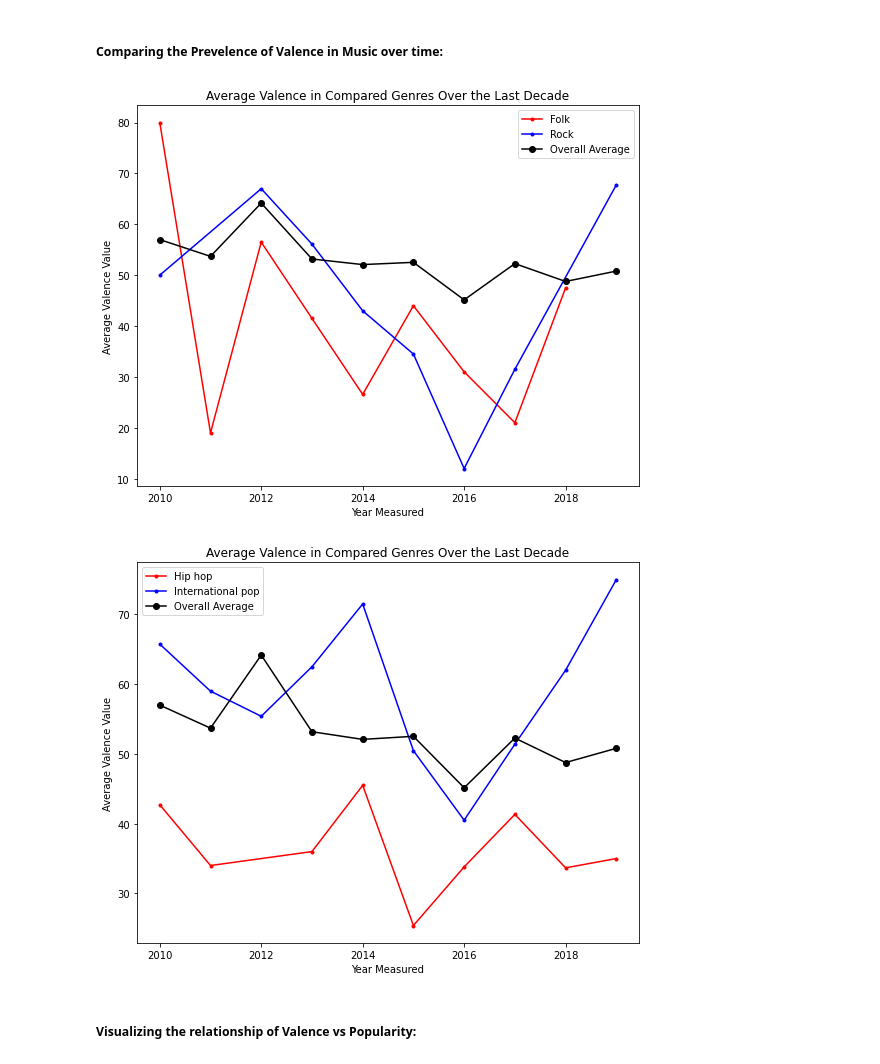
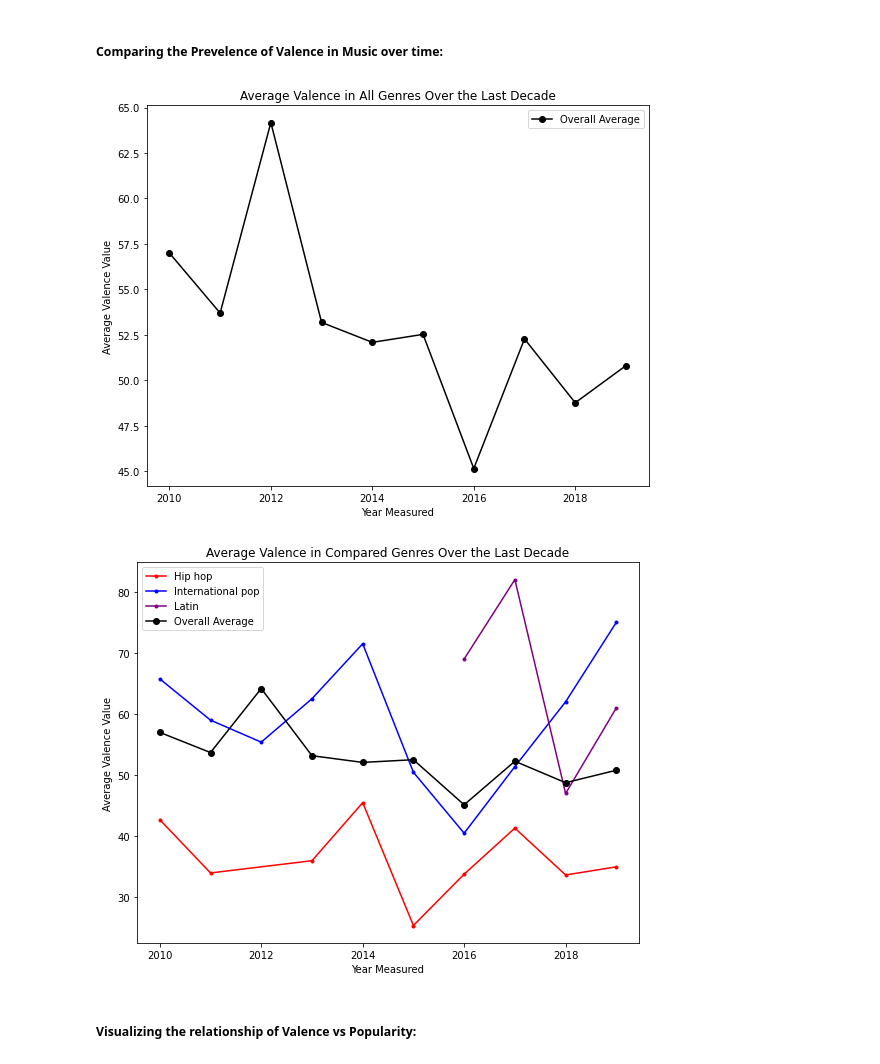
Before and after one commit to Boyder3113/Project_1, a Jupyter notebook: Untitled.ipynb, the cells around one changed output. Drawn from its saved outputs; the diff is of its cells as text; code cells hidden in the pictures.

Commit message:
new graphs

```diff
--- a/Untitled.ipynb
+++ b/Untitled.ipynb
@@ -142,22 +142,24 @@ def getCompValPop(genres, Colors = ["green", "yellow", "purple",
 ##### Comparing the Prevelence of Valence in Music over time:
 # %%
 # Define the genres and the colors of the lines in the graph
-genres = ["folk", "rock"]
-colors = ["red", "blue"]
+genres = ["folk", "pop"]
+colors = ["green", "blue"]
 
 # Construct the graph
-getCompVal(genres, colors)
+#getCompVal(genres, colors)
+
+getAvgLine("black")
 # %% [output]
-[figure, old version]
+[figure, new version]
 # %%
 # Define the genres and the colors of the lines in the graph
-genres = ["hip hop", "international pop"]
-colors = ["red", "blue"]
+genres = ["hip hop", "international pop", "latin"]
+colors = ["red", "blue", 'purple']
 
 # Construct the graph
 getCompVal(genres, colors)
 # %% [output]
-[figure, old version]
+[figure, new version]
 # %% [markdown]
 ##### Visualizing the relationship of Valence vs Popularity:
 # %%
```
